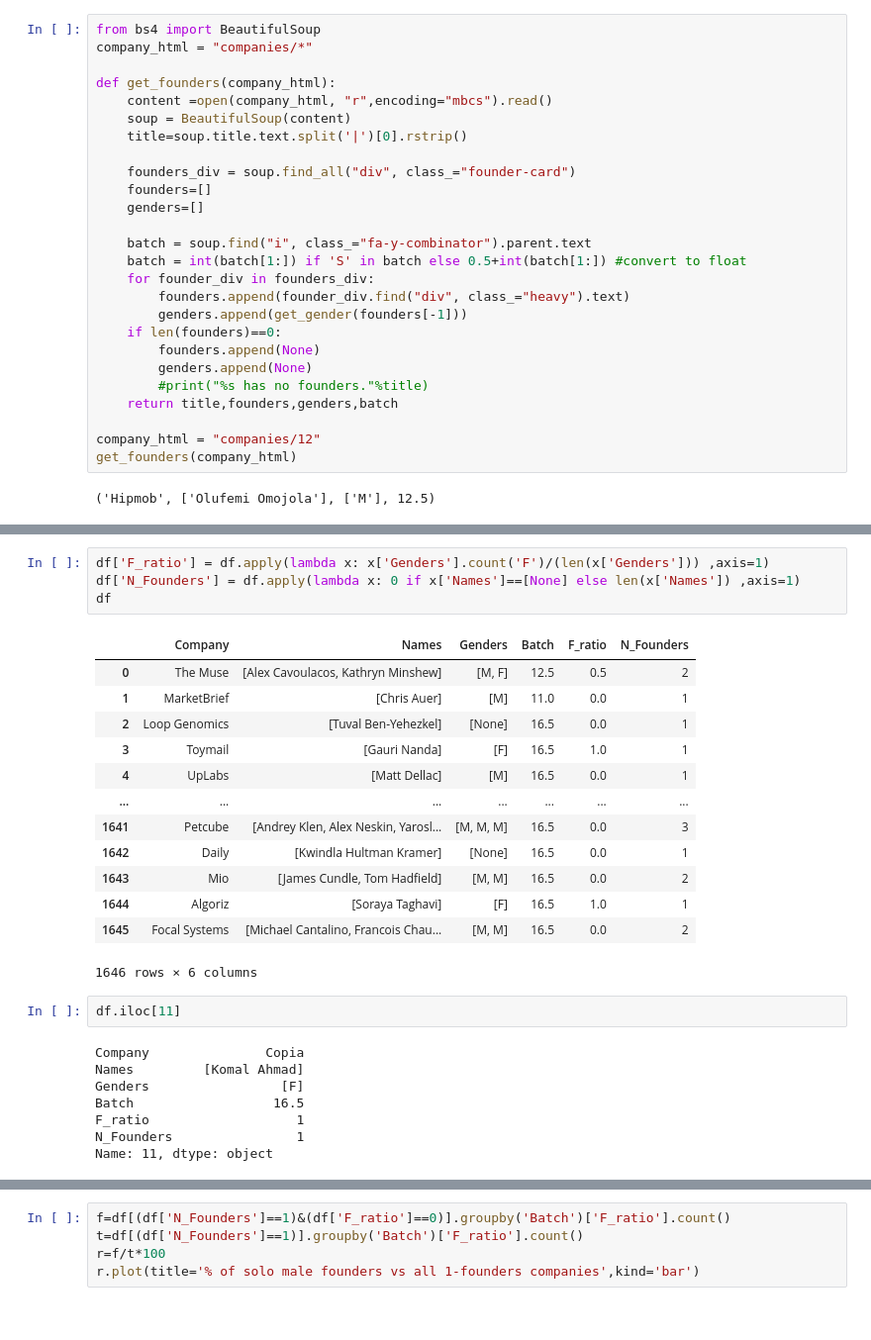
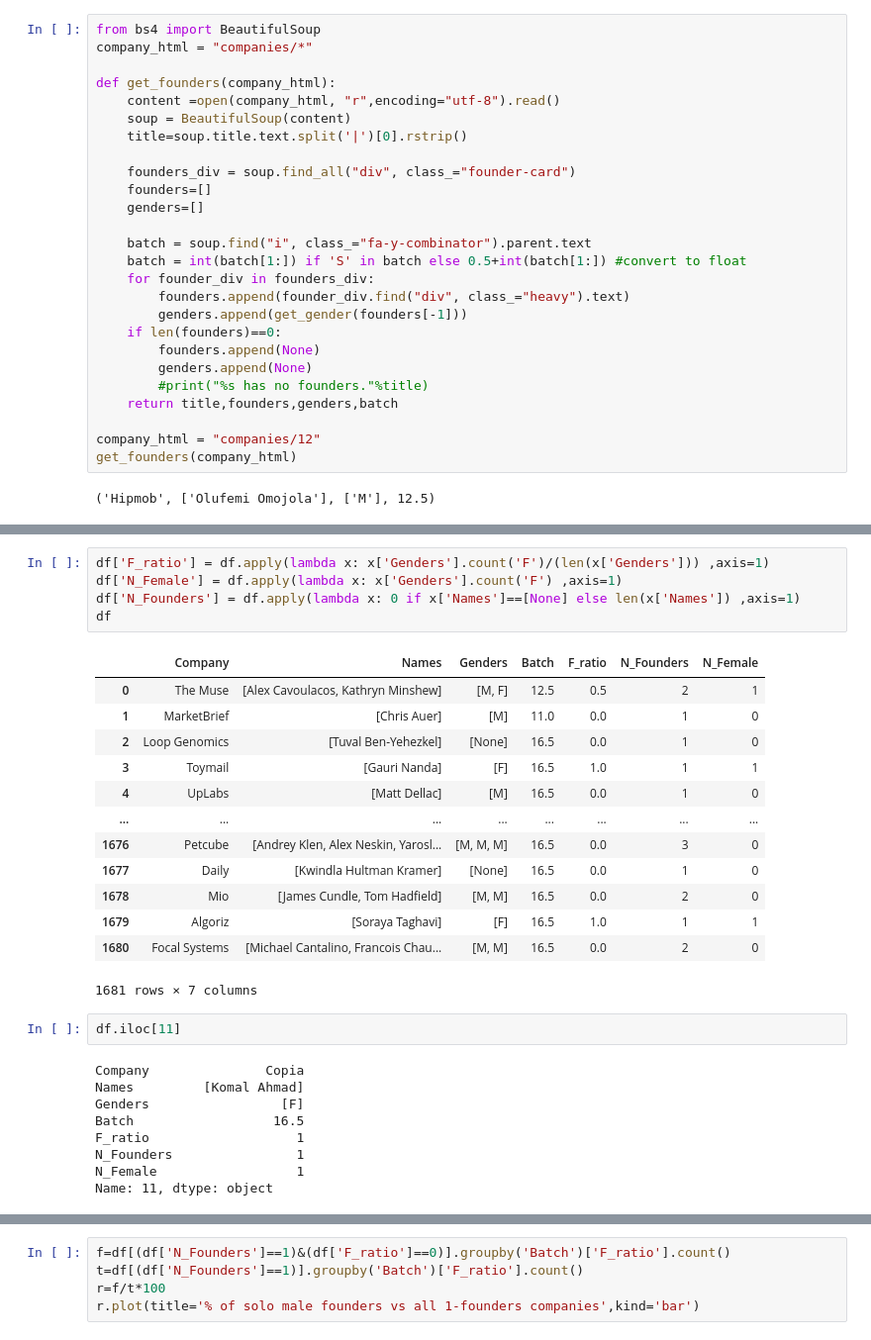
Before and after one commit to brunosan/YC-gender, a Jupyter notebook: YC gender.ipynb, the cells around one changed output, grey strips where cells are left out. Shown at 99% size. Drawn from its saved outputs; the diff is of its cells as text.

```diff
--- a/YC gender.ipynb
+++ b/YC gender.ipynb
@@ -32,7 +32,7 @@ from bs4 import BeautifulSoup
 company_html = "companies/*"
 
 def get_founders(company_html):
-    content =open(company_html, "r",encoding="mbcs").read()
+    content =open(company_html, "r",encoding="utf-8").read()
     soup = BeautifulSoup(content)
     title=soup.title.text.split('|')[0].rstrip()
 
@@ -90,21 +92,22 @@ df
 # %%
 df['F_ratio'] = df.apply(lambda x: x['Genders'].count('F')/(len(x['Genders'])) ,axis=1)
+df['N_Female'] = df.apply(lambda x: x['Genders'].count('F') ,axis=1)
 df['N_Founders'] = df.apply(lambda x: 0 if x['Names']==[None] else len(x['Names']) ,axis=1)
 df
 # %% [output]
-|  | Company | Names | Genders | Batch | F_ratio | N_Founders |
-| 0 | The Muse | [Alex Cavoulacos, Kathryn Minshew] | [M, F] | 12.5 | 0.5 | 2 |
-| 1 | MarketBrief | [Chris Auer] | [M] | 11.0 | 0.0 | 1 |
-| 2 | Loop Genomics | [Tuval Ben-Yehezkel] | [None] | 16.5 | 0.0 | 1 |
-| 3 | Toymail | [Gauri Nanda] | [F] | 16.5 | 1.0 | 1 |
-| 4 | UpLabs | [Matt Dellac] | [M] | 16.5 | 0.0 | 1 |
-| ... | ... | ... | ... | ... | ... | ... |
-| 1641 | Petcube | [Andrey Klen, Alex Neskin, Yarosl... | [M, M, M] | 16.5 | 0.0 | 3 |
-| 1642 | Daily | [Kwindla Hultman Kramer] | [None] | 16.5 | 0.0 | 1 |
-| 1643 | Mio | [James Cundle, Tom Hadfield] | [M, M] | 16.5 | 0.0 | 2 |
-| 1644 | Algoriz | [Soraya Taghavi] | [F] | 16.5 | 1.0 | 1 |
-| 1645 | Focal Systems | [Michael Cantalino, Francois Chau... | [M, M] | 16.5 | 0.0 | 2 |
+|  | Company | Names | Genders | Batch | F_ratio | N_Founders | N_Female |
+| 0 | The Muse | [Alex Cavoulacos, Kathryn Minshew] | [M, F] | 12.5 | 0.5 | 2 | 1 |
+| 1 | MarketBrief | [Chris Auer] | [M] | 11.0 | 0.0 | 1 | 0 |
+| 2 | Loop Genomics | [Tuval Ben-Yehezkel] | [None] | 16.5 | 0.0 | 1 | 0 |
+| 3 | Toymail | [Gauri Nanda] | [F] | 16.5 | 1.0 | 1 | 1 |
+| 4 | UpLabs | [Matt Dellac] | [M] | 16.5 | 0.0 | 1 | 0 |
+| ... | ... | ... | ... | ... | ... | ... | ... |
+| 1676 | Petcube | [Andrey Klen, Alex Neskin, Yarosl... | [M, M, M] | 16.5 | 0.0 | 3 | 0 |
+| 1677 | Daily | [Kwindla Hultman Kramer] | [None] | 16.5 | 0.0 | 1 | 0 |
+| 1678 | Mio | [James Cundle, Tom Hadfield] | [M, M] | 16.5 | 0.0 | 2 | 0 |
+| 1679 | Algoriz | [Soraya Taghavi] | [F] | 16.5 | 1.0 | 1 | 1 |
+| 1680 | Focal Systems | [Michael Cantalino, Francois Chau... | [M, M] | 16.5 | 0.0 | 2 | 0 |
-1646 rows × 6 columns
+1681 rows × 7 columns
 # %%
 df.iloc[11]
 # %% [output]
@@ -114,6 +117,7 @@ Genders                 [F]
 Batch                  16.5
 F_ratio                   1
 N_Founders                1
+N_Female                  1
 Name: 11, dtype: object
 # %%
 df[df['N_Founders']>0].mean()
```
Also changed, not shown: parts of 30 cells of this notebook.
